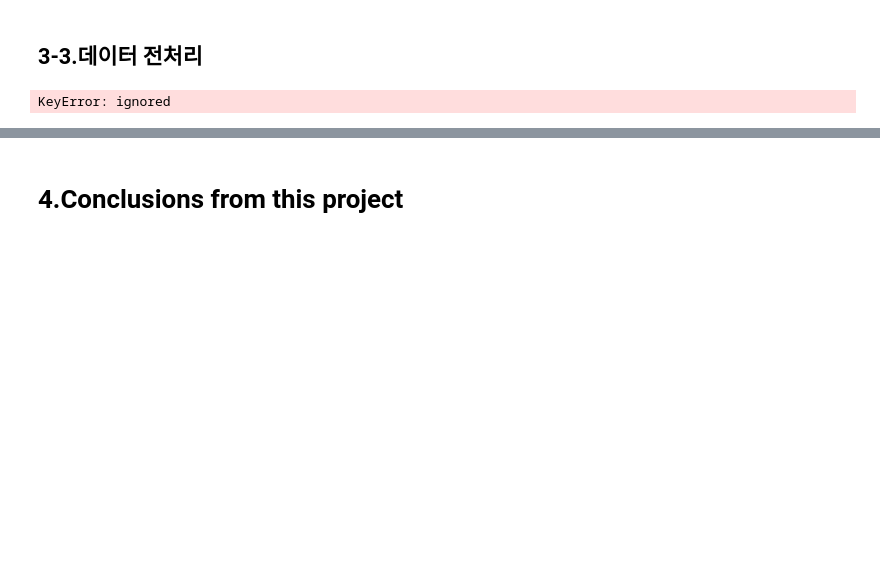
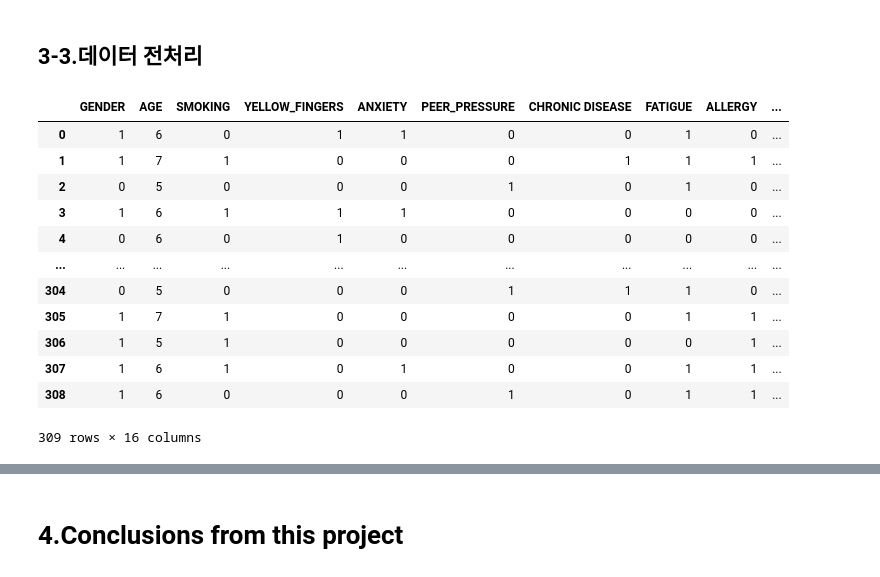
Before and after one commit to dydwns9436/Projects, a Jupyter notebook: Proj_Python_LungCancer.ipynb, the cells around one changed output, grey strips where cells are left out. Drawn from its saved outputs; the diff is of its cells as text; code cells hidden in the pictures; blank space fills up the shorter version.

```diff
--- a/Proj_Python_LungCancer.ipynb
+++ b/Proj_Python_LungCancer.ipynb
@@ -71,9 +71,23 @@ le = LabelEncoder()
 data=data.replace({1: 'NO', 2: 'YES'})
 data=data.replace({'NO' : 0, 'F' : 0, 'M' : 1, 'YES' : 1})
 # %%
-data['AGE'] = data['AGE']
+data['AGE'] = data['AGE']//10)
-# %% [output]
-KeyError: ignored
+# %%
+data
+# %% [output]
+|  | GENDER | AGE | SMOKING | YELLOW_FINGERS | ANXIETY | PEER_PRESSURE | CHRONIC DISEASE | FATIGUE | ALLERGY | ... |
+| 0 | 1 | 6 | 0 | 1 | 1 | 0 | 0 | 1 | 0 | ... |
+| 1 | 1 | 7 | 1 | 0 | 0 | 0 | 1 | 1 | 1 | ... |
+| 2 | 0 | 5 | 0 | 0 | 0 | 1 | 0 | 1 | 0 | ... |
+| 3 | 1 | 6 | 1 | 1 | 1 | 0 | 0 | 0 | 0 | ... |
+| 4 | 0 | 6 | 0 | 1 | 0 | 0 | 0 | 0 | 0 | ... |
+| ... | ... | ... | ... | ... | ... | ... | ... | ... | ... | ... |
+| 304 | 0 | 5 | 0 | 0 | 0 | 1 | 1 | 1 | 0 | ... |
+| 305 | 1 | 7 | 1 | 0 | 0 | 0 | 0 | 1 | 1 | ... |
+| 306 | 1 | 5 | 1 | 0 | 0 | 0 | 0 | 0 | 1 | ... |
+| 307 | 1 | 6 | 1 | 0 | 1 | 0 | 0 | 1 | 1 | ... |
+| 308 | 1 | 6 | 0 | 0 | 0 | 1 | 0 | 1 | 1 | ... |
+309 rows × 16 columns
 # %%
 # 데이터 시각화
 
```
Also changed, not shown: parts of 3 cells of this notebook.
